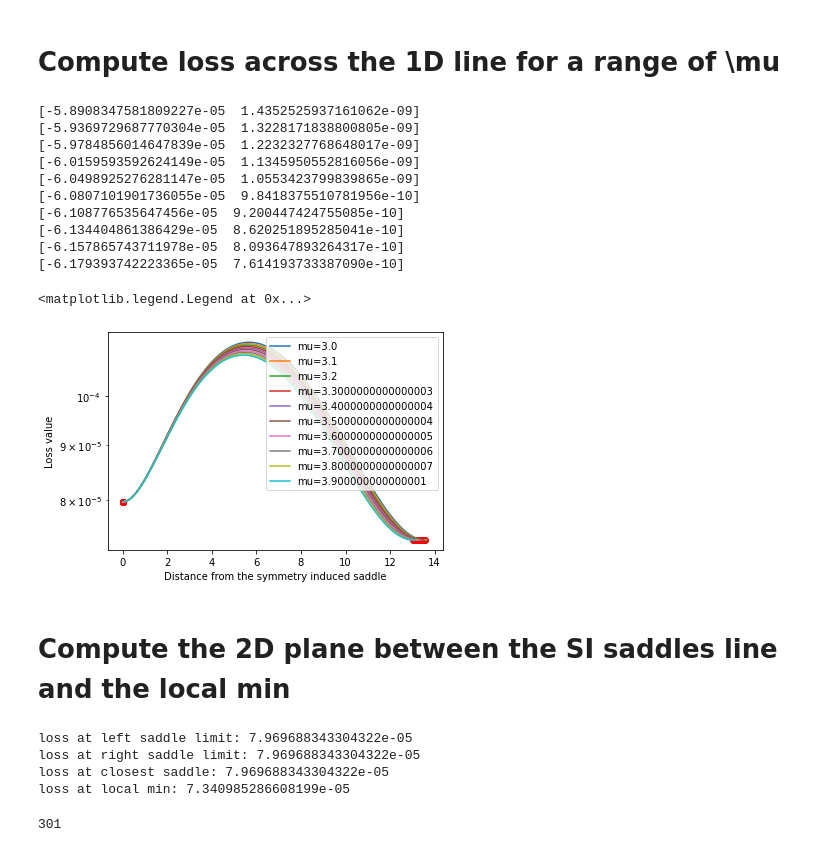
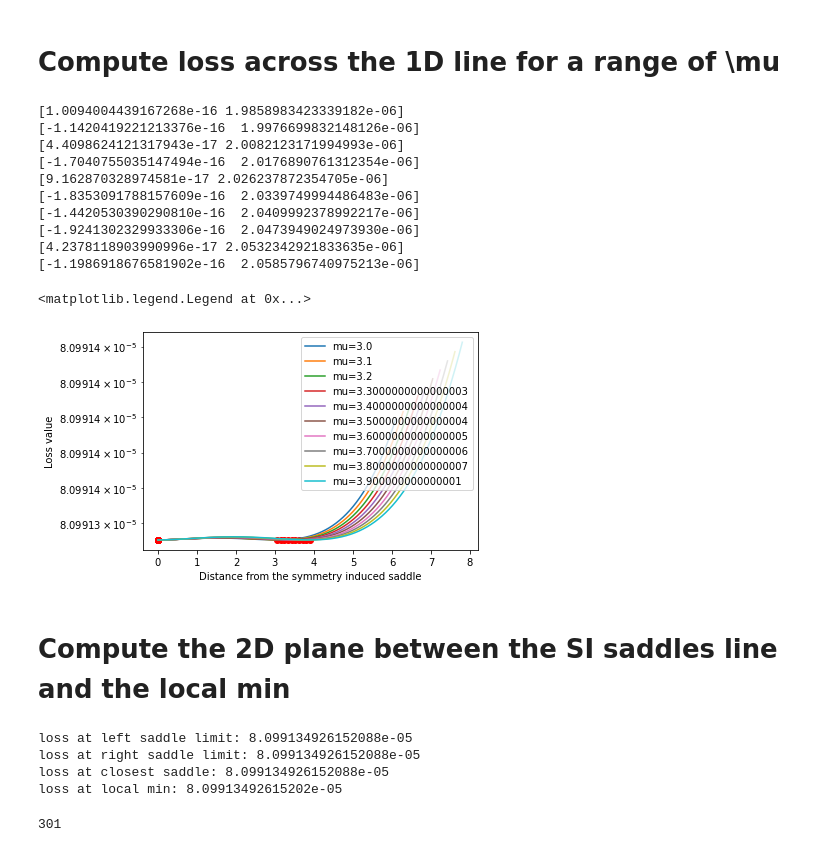
Before and after one commit to theostoican/MastersThesis, a Jupyter notebook: interpret_experiments.ipynb, the cells around one changed output. Cells and saved outputs as stored; diff of their text form; code cells hidden in the pictures.

```diff
--- a/interpret_experiments.ipynb
+++ b/interpret_experiments.ipynb
@@ -548,7 +343,7 @@ w_out_torch_format = torch.DoubleTensor([final_weights[H_teacher * 2 :].reshape(
 # print('grad norm before second order opt.: ', np.linalg.norm(gradients))
 
 dummy_model = DummyNetwork(D_in, H_teacher, D_out, w_in_torch_format, w_out_torch_format)
-loss_val = nn.MSELoss()(dummy_model(dataset), y_labels)
+loss_val = nn.MSELoss()(dummy_model(torch.DoubleTensor(dataset)), torch.DoubleTensor(labels))
 print('loss after second order opt.: ',loss_val.item())
 loss_grad = torch.autograd.grad(loss_val, dummy_model.parameters(), create_graph=True)
 gradients = loss_grad[0].reshape(H_teacher * 2).detach().numpy()
@@ -626,19 +421,19 @@ print(local_min)
 # %%
 def construct_si_saddle(final_weights, mu):
     num_neurons = int(len(final_weights) / 3)
-    w_in_torch_format = torch.DoubleTensor(final_weights[0 : num_neurons * 2].reshape(num_neurons, 2))
-    w_out_torch_format = torch.DoubleTensor([final_weights[num_neurons * 2 :].reshape(num_neurons)])
+    w_in_torch_format = final_weights[0 : num_neurons * 2].reshape(num_neurons, 2)
+    w_out_torch_format = final_weights[num_neurons * 2 :].reshape(num_neurons)
 
     si_saddle = np.array([])
     teacher_idx = 1
 
     for i in range(H_student):
       if i == idx_neuron1 or i == idx_neuron2:
-        si_saddle = np.append(si_saddle, w_in_torch_format[0][0].item())
-        si_saddle = np.append(si_saddle, w_in_torch_format[0][1].item())
+        si_saddle = np.append(si_saddle, w_in_torch_format[0][0])
+        si_saddle = np.append(si_saddle, w_in_torch_format[0][1])
         continue
-      si_saddle = np.append(si_saddle, w_in_torch_format[teacher_idx][0].item())
-      si_saddle = np.append(si_saddle, w_in_torch_format[teacher_idx][1].item())
+      si_saddle = np.append(si_saddle, w_in_torch_format[teacher_idx][0])
+      si_saddle = np.append(si_saddle, w_in_torch_format[teacher_idx][1])
       teacher_idx += 1
 
     teacher_idx = 1
@@ -646,14 +441,14 @@ def construct_si_saddle(final_weights, mu):
     for i in range(H_student):
       if i == idx_neuron1:
         si_saddle = np.append(si_saddle,
-                              mu * w_out_torch_format[0][0].item())
+                              mu * w_out_torch_format[0])
         continue
       if i == idx_neuron2:
         si_saddle = np.append(si_saddle,
-                              (1 - mu) * w_out_torch_format[0][0].item())
+                              (1 - mu) * w_out_torch_format[0])
         continue
       si_saddle = np.append(si_saddle,
-                            w_out_torch_format[0][teacher_idx].item())
+                            w_out_torch_format[teacher_idx])
       teacher_idx += 1
 
     return si_saddle
@@ -710,9 +505,7 @@ Text(0, 0.5, 'Distance (L2) to local min')
 # %% [markdown]
 # Eigenspectrum of the closest SI saddle
 # %%
-H = hessian(loss)(closest_saddle)
-H = (H + H.T) / 2
-evals, _ = jnp.linalg.eigh(H)
+evals, _ = jax_evals(closest_saddle)
 print(evals)
 plt.scatter(np.arange(len(evals)), evals)
 plt.xlabel('Index of eigenvalue')
@@ -740,16 +524,16 @@ def loss_from_flattened_neuron_point(neuron_point):
 def get_losses_across_line(start_si_saddle, directional_vector, eps=1e-4):
     line_point = start_si_saddle
     distances_to_saddle = [0]
-    losses_to_min = [loss(start_si_saddle)]
+    losses_to_min = [jax_loss(start_si_saddle)]
 
     while True:
       line_point = line_point + eps * directional_vector
 
-      loss_val = loss(line_point)
+      loss_val = jax_loss(line_point)
       distances_to_saddle.append(np.linalg.norm(start_si_saddle - line_point))
       losses_to_min.append(loss_val)
 
-      if np.linalg.norm(line_point - start_si_saddle) >= 1e-1 + np.linalg.norm(local_min - start_si_saddle):
+      if np.linalg.norm(line_point - start_si_saddle) >= 2 * np.linalg.norm(local_min - start_si_saddle):
         break
     return distances_to_saddle, losses_to_min
 # %%
@@ -779,54 +563,52 @@ plt.scatter(distances_to_saddle[local_min_idx], losses_to_min[local_min_idx], co
 # %%
 # mu_range = [0, 0.25, 0.5, 0.75, 1, 2, 5, 10]
 mu_range = np.arange(3, 4, 0.1)
 # mu_range = [-2.2, -2.1, -1.9, -1.8, -1.7, -1.6, -1.5]
 # fig_escape, axs = plt.subplots(len(mu_range), 1)
 # fig_escape.set_size_inches(5, 30)
 
 for idx, mu in enumerate(mu_range):
     si_saddle = construct_si_saddle(final_weights, mu)
     directional_vector = local_min - si_saddle
     distances_to_saddle, losses_to_min = get_losses_across_line(si_saddle, directional_vector)
     plt.plot(distances_to_saddle, losses_to_min, label="mu=" + str(mu))
 
     # Mark the position of the closest saddle in the chart.
     plt.scatter(distances_to_saddle[0], losses_to_min[0], color='red')
     plt.yscale('log')
 
     # Mark the position of the local min in the chart.
     local_min_idx = np.argmin(abs(distances_to_saddle - np.linalg.norm(local_min - si_saddle)))
     plt.scatter(distances_to_saddle[local_min_idx], losses_to_min[local_min_idx], color='red')
     plt.xlabel('Distance from the symmetry induced saddle')
     plt.ylabel('Loss value')
 
-    H = hessian(loss)(si_saddle)
-    H = (H + H.T) / 2
-    evals, _ = jnp.linalg.eigh(H)
+    evals, _ = jax_evals(si_saddle)
     print(evals[:2])
 
 plt.legend(loc="upper right")
 # %% [output]
-[-5.8908347581809227e-05  1.4352525937161062e-09]
-[-5.9369729687770304e-05  1.3228171838800805e-09]
-[-5.9784856014647839e-05  1.2232327768648017e-09]
-[-6.0159593592624149e-05  1.1345950552816056e-09]
-[-6.0498925276281147e-05  1.0553423799839865e-09]
-[-6.0807101901736055e-05  9.8418375510781956e-10]
-[-6.108776535647456e-05  9.200447424755085e-10]
-[-6.134404861386429e-05  8.620251895285041e-10]
-[-6.157865743711978e-05  8.093647893264317e-10]
-[-6.179393742223365e-05  7.614193733387090e-10]
+[1.0094004439167268e-16 1.9858983423339182e-06]
+[-1.1420419221213376e-16  1.9976699832148126e-06]
+[4.4098624121317943e-17 2.0082123171994993e-06]
+[-1.7040755035147494e-16  2.0176890761312354e-06]
+[9.162870328974581e-17 2.026237872354705e-06]
+[-1.8353091788157609e-16  2.0339749994486483e-06]
+[-1.4420530390290810e-16  2.0409992378992217e-06]
+[-1.9241302329933306e-16  2.0473949024973930e-06]
+[4.2378118903990996e-17 2.0532342921833635e-06]
+[-1.1986918676581902e-16  2.0585796740975213e-06]
 <matplotlib.legend.Legend at 0x...>
-[figure, old version]
+[figure, new version]
 # %% [markdown]
 # Compute the 2D plane between the SI saddles line and the local min
 # %%
 left_saddle_limit = deepcopy(closest_saddle)
 right_saddle_limit = deepcopy(closest_saddle)
-print('loss at left saddle limit:', loss_from_flattened_neuron_point(left_saddle_limit))
-print('loss at right saddle limit:', loss_from_flattened_neuron_point(right_saddle_limit))
-print('loss at closest saddle:', loss_from_flattened_neuron_point(closest_saddle))
-print('loss at local min:', loss_from_flattened_neuron_point(local_min))
+print('loss at left saddle limit:', jax_loss(left_saddle_limit))
+print('loss at right saddle limit:', jax_loss(right_saddle_limit))
+print('loss at closest saddle:', jax_loss(closest_saddle))
+print('loss at local min:', jax_loss(local_min))
 
 saddle_line_size = 10
 left_saddle_limit[2 * H_student + idx_neuron1] += -saddle_line_size / 2
@@ -835,10 +617,10 @@ left_saddle_limit[2 * H_student + idx_neuron2] += saddle_line_size / 2
 right_saddle_limit[2 * H_student + idx_neuron1] += saddle_line_size / 2
 right_saddle_limit[2 * H_student + idx_neuron2] += -saddle_line_size / 2
 # %% [output]
-loss at left saddle limit: 7.969688343304322e-05
-loss at right saddle limit: 7.969688343304322e-05
-loss at closest saddle: 7.969688343304322e-05
-loss at local min: 7.340985286608199e-05
+loss at left saddle limit: 8.099134926152088e-05
+loss at right saddle limit: 8.099134926152088e-05
+loss at closest saddle: 8.099134926152088e-05
+loss at local min: 8.09913492615202e-05
 # %%
 x_dist = np.linalg.norm(right_saddle_limit - left_saddle_limit)
 y_dist = np.linalg.norm(closest_saddle - local_min)
```
Also changed, not shown: parts of 75 cells of this notebook, 1 other file.
